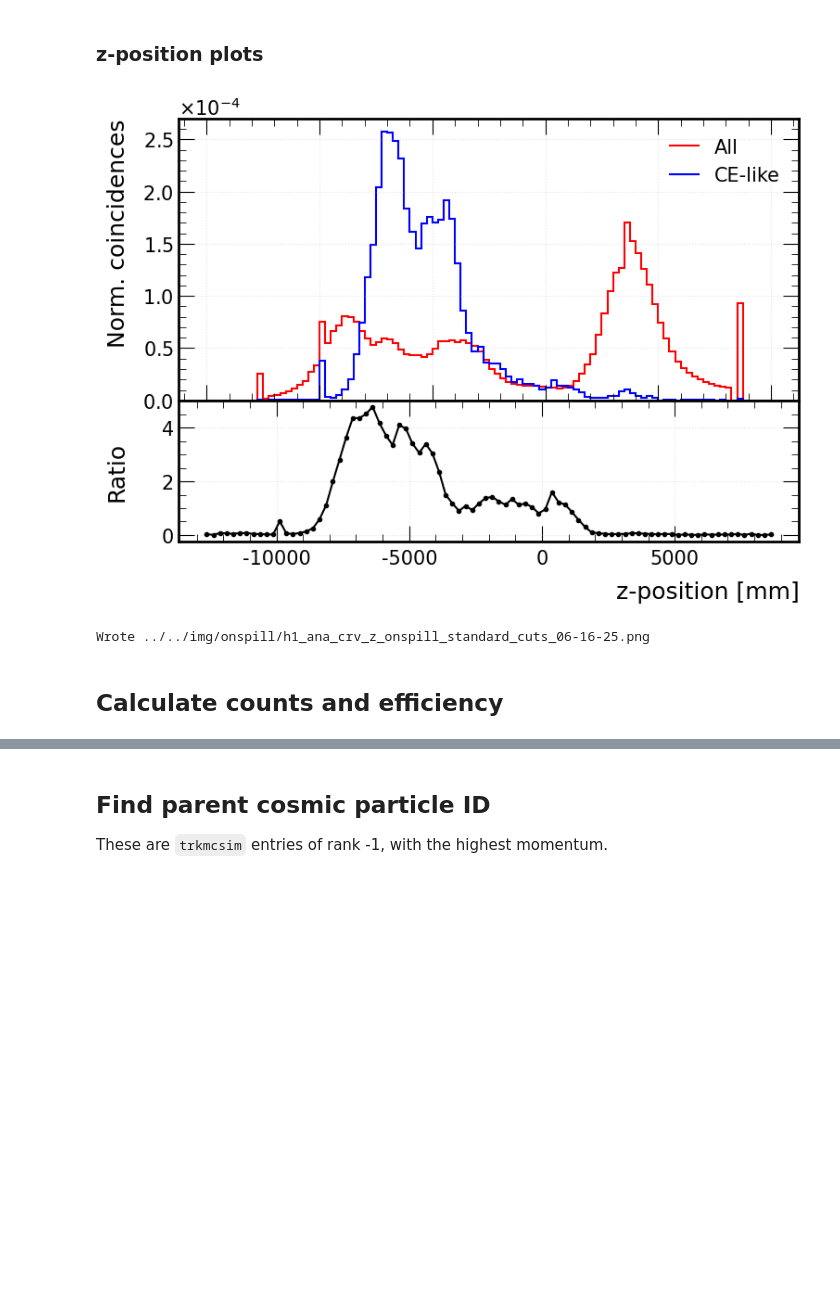
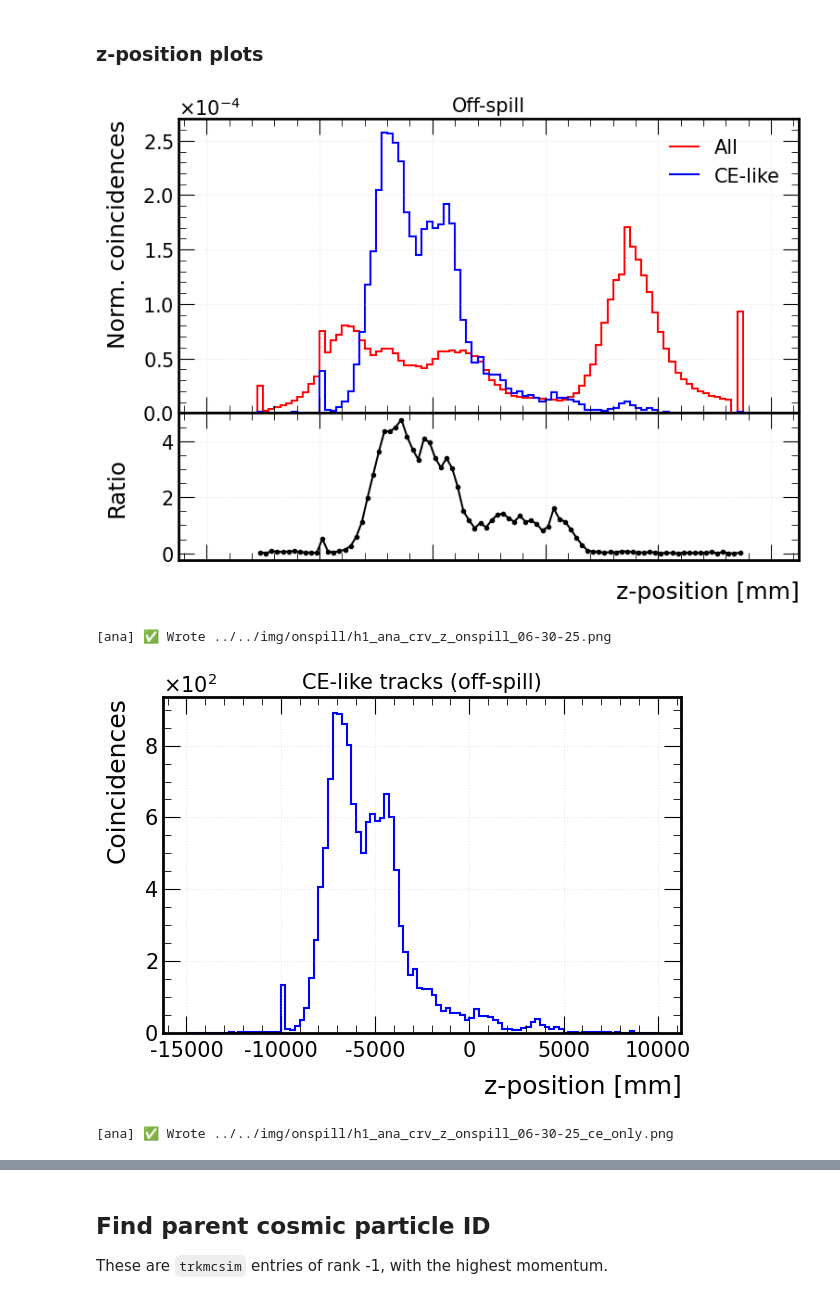
Before and after one commit to victordorojan/mu2e_cosmic_ana, a Jupyter notebook: ana/onspill/ana.ipynb, the cells around one changed output, grey strips where cells are left out. Saved outputs shown, nothing was run; the diff lists cells and outputs as text; code cells hidden in the pictures; blank space fills up the shorter version.

Commit message:
Introduced postprocessing and analysis utils

```diff
--- a/ana/onspill/ana.ipynb
+++ b/ana/onspill/ana.ipynb
@@ -18,16 +18,18 @@ import gc
 import sys
 from datetime import datetime
 
-# sys.path.append("../../../EventNtuple/utils/pyutils")
 from pyutils.pyprocess import Processor, Skeleton
 from pyutils.pyplot import Plot
 from pyutils.pyprint import Print
 from pyutils.pyselect import Select
 from pyutils.pyvector import Vector
+from pyutils.pylogger import Logger
+logger = Logger(print_prefix="[ana]")
 
 sys.path.append("../common")
 from cut_manager import CutManager
-from analyse import Analyse
+from analyse import Analyse, Utils
+from postprocess import PostProcess
 # %% [markdown]
 ## Set file output tag
 # %%
@@ -190,7 +197,4 @@ results = cosmic_processor.execute()
 # %%
-# This handles single files
-if not isinstance(results, list):
-    results = [results]
-
-print(results[0])
+postprocessor = PostProcess()
+data, hists, stats = postprocessor.execute(results)
 # %% [output]
@@ -431,29 +335,14 @@ Wrote ../../img/onspill/h1_ana_mom_onspill_standard_cuts_06-16-25.png
 # %% [markdown]
 ### z-position plots
 # %%
-# def z_plots(fout=f"../../img/{spill}/h1_ana_crv_z_{spill}_{tag}.png"):
-#     fig, ax = plt.subplots()
-#     h_wide = combined_histograms['CRV z-position']
-#     # Can also include "CE-like tracks"
-#     h_wide = h_wide[{"selection": ["All", "CE-like"]}] # slice(-2, None)}]  # Last 2 selections
-#     h_wide.plot1d(overlay='selection', ax=ax)
-#     # h_wide.sum().value
-#     ax.set_ylabel("Coincidences")
-#     ax.set_xlabel("z-position [mm]")
-#     ax.set_yscale("log")
-#     ax.grid(True, alpha=0.3)
-#     ax.legend(frameon=False, loc="best")
-#     plt.tight_layout()
-#     plt.savefig(fout, dpi=300)
-#     plt.show()
-
-def z_plots(fout=f"../../img/{spill}/h1_ana_crv_z_{spill}_{tag}.png"):
+def z_plots(hists, out_path=f"../../img/{ds_type}/h1_ana_crv_z_{ds_type}_{tag}.png"):
     fig, (ax_main, ax_ratio) = plt.subplots(
         2, 1, figsize=(6.4*1.25, 4.8*1.25),
-        gridspec_kw={'height_ratios': [2, 1], 'hspace': 0}
+        gridspec_kw={'height_ratios': [2, 1], 'hspace': 0},
+        sharex=True  # This ensures alignment
     )
 
-    h_wide = combined_histograms['CRV z-position']
+    h_wide = hists['CRV z-position']
     h_wide = h_wide[{"selection": ["All", "CE-like"]}]
 
     # Main plot
@@ -464,40 +353,63 @@ def z_plots(fout=f"../../img/{spill}/h1_ana_crv_z_{spill}_{tag}.png"):
     ax_main.legend(frameon=False, loc="best")
     ax_main.set_xlabel("")  # Remove x-label from main plot
     ax_main.set_xticklabels([])
+    ax_main.set_title("Off-spill")
 
     ax_main.ticklabel_format(style='scientific', axis='y', scilimits=(0,0), useMathText=True)
 
     # Ratio plot
     h_all = h_wide[{"selection": "All"}]
     h_ce = h_wide[{"selection": "CE-like"}]
 
     h_all = h_all / h_all.sum()
     h_ce = h_ce / h_ce.sum()
 
     # Calculate ratio (CE-like / All)
     ratio = h_ce.values() / h_all.values()
     bin_centers = h_ce.axes[0].centers
 
     ax_ratio.plot(bin_centers, ratio, 'ko-', markersize=3)
     # ax_ratio.axhline(y=1, color='red', linestyle='--', alpha=0.7)
+
     ax_ratio.set_ylabel("Ratio", va='center',ha='center')
     ax_ratio.set_xlabel("z-position [mm]")
     ax_ratio.grid(True, alpha=0.3)
     # ax_ratio.set_ylim(0, 2)
 
     # Align y-axis labels horizontally
     # ax_main.yaxis.set_label_coords(-0.1, 0.5)
     ax_ratio.yaxis.set_label_coords(-0.1, 0.5)
 
     plt.tight_layout()
-    plt.savefig(fout, dpi=300)
+    plt.savefig(out_path, dpi=300)
     plt.show()
 
-    print(f"Wrote {fout}")
+    logger.log(f"Wrote {out_path}", "success")
 
-z_plots()
+    # Separate CE-like only plot
+    fig_ce, ax_ce = plt.subplots() # figsize=(6.4*1.25, 4.8*1.25))
+
+    h_ce_only = hists['CRV z-position'][{"selection": "CE-like"}]
+    h_ce_only.plot1d(ax=ax_ce, density=False, color='blue')  # Or whatever color you prefer
+
+    ax_ce.set_ylabel("Coincidences")
+    ax_ce.set_xlabel("z-position [mm]")
+    ax_ce.set_title("CE-like tracks (off-spill)")
+    ax_ce.grid(True, alpha=0.3)
+    ax_ce.ticklabel_format(style='scientific', axis='y', scilimits=(0,0), useMathText=True)
+
+    plt.tight_layout()
+
+    # Save CE-like plot with modified filename
+    out_path_ce = out_path.replace(".png", "_ce_only.png")
+    plt.savefig(out_path_ce, dpi=300)
+    plt.show()
+
+    logger.log(f"Wrote {out_path_ce}", "success")
+
+z_plots(hists)
 # %% [output]
-[figure, old version]
+[figure, new version]
-Wrote ../../img/onspill/h1_ana_crv_z_onspill_standard_cuts_06-16-25.png
+[ana] ✅ Wrote ../../img/onspill/h1_ana_crv_z_onspill_06-30-25.png
+[figure, added]
+[ana] ✅ Wrote ../../img/onspill/h1_ana_crv_z_onspill_06-30-25_ce_only.png
-# %% [markdown]
-## Calculate counts and efficiency
```
Also changed, not shown: parts of 29 cells of this notebook, 6 other files.
